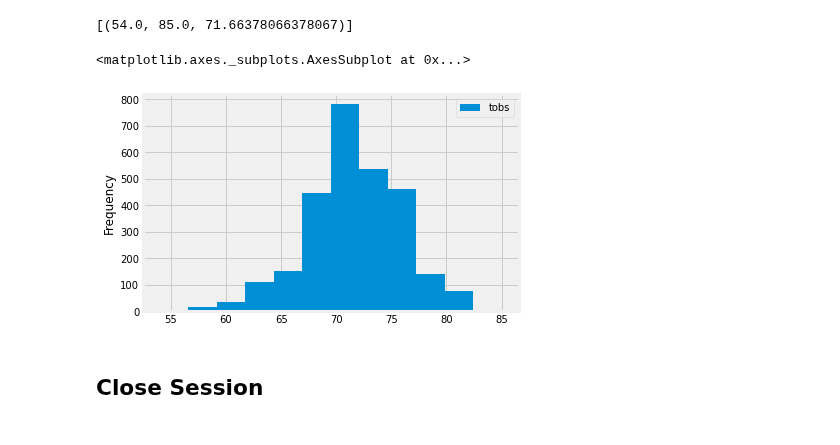
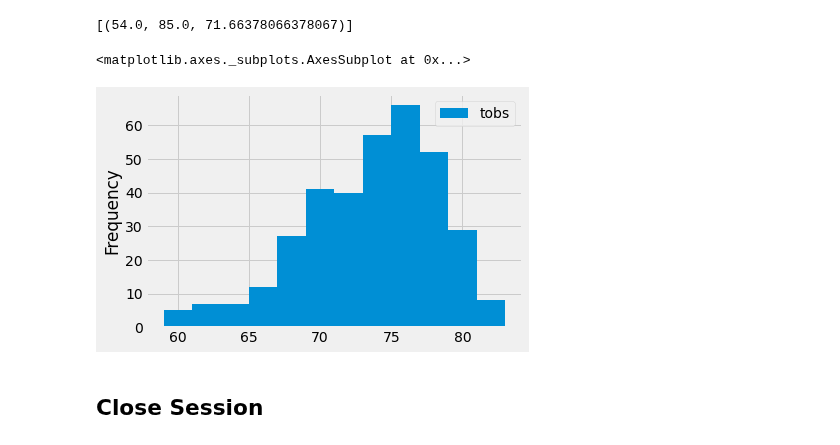
Before and after one commit to jmbnw9/sqlalchemy-challenge, a Jupyter notebook: climate_starter.ipynb, the cells around one changed output. Cells and saved outputs as stored; diff of their text form; code cells hidden in the pictures.

```diff
--- a/climate_starter.ipynb
+++ b/climate_starter.ipynb
@@ -113,15 +113,15 @@ filter(Measurement.station =='USC00519281').all()
 [(54.0, 85.0, 71.66378066378067)]
 # %%
 # Using the most active station id
-temp = session.query(Measurement.tobs).filter(Measurement.station =='USC00519281').filter(Measurement.station > one_year).all()
+temp = session.query(Measurement.tobs).filter(Measurement.station =='USC00519281').filter(Measurement.date > one_year).all()
 
 temp_data = pd.DataFrame(temp)
 temp_data
 # Query the last 12 months of temperature observation data for this station and plot the results as a histogram
 temp_data.plot(kind = 'hist', bins = 12)
 # %% [output]
 <matplotlib.axes._subplots.AxesSubplot at 0x...>
-[figure, old version]
+[figure, new version]
 # %% [markdown]
 ## Close Session
 # %%
```
Also changed, not shown: parts of 1 cell of this notebook, 1 other file.
